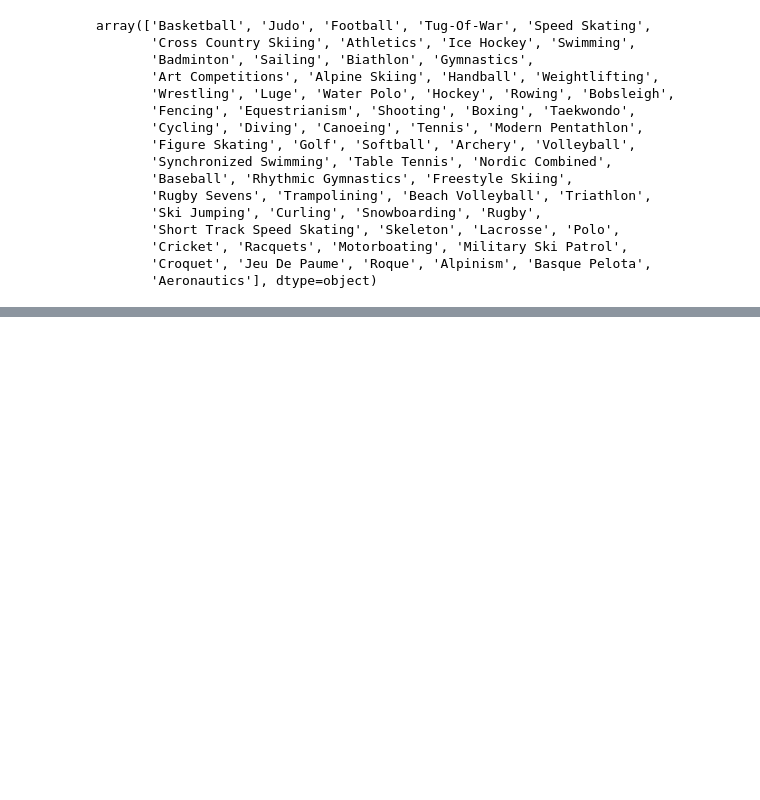
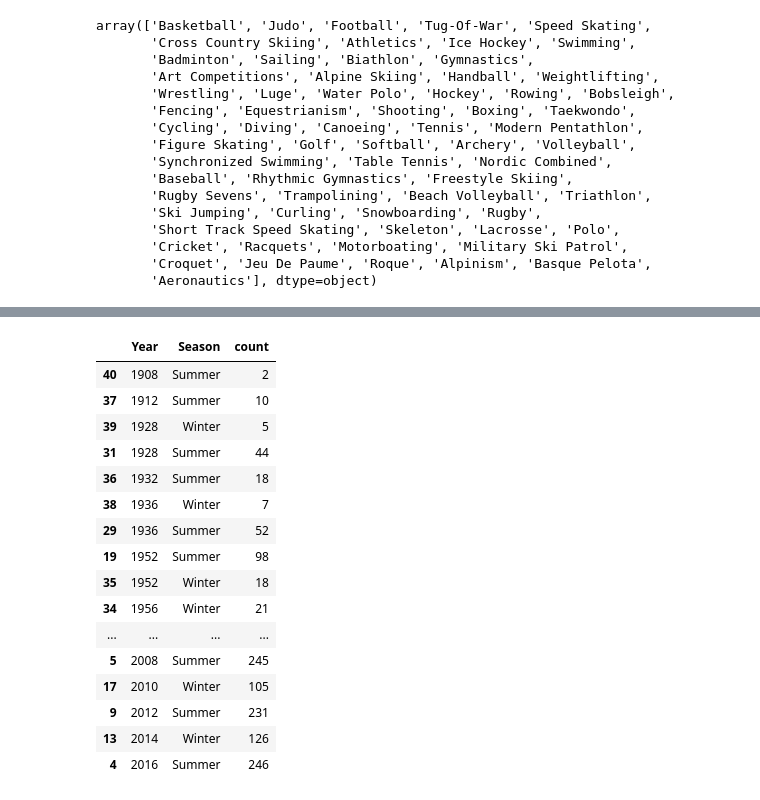
Before and after one commit to wlinds/ITHS-Projekt-OS, a Jupyter notebook: Notes/Uppgift 2.ipynb, the cells around one changed output, grey strips where cells are left out. Cells and saved outputs as stored; diff of their text form; code cells hidden in the pictures; blank space fills up the shorter version.

```diff
--- a/Notes/Uppgift 2.ipynb
+++ b/Notes/Uppgift 2.ipynb
@@ -70,0 +105,6 @@ sport.head()
+# %%
+df_germany = df_merge.query("region == 'Germany'")
+# %%
+df_female= df_germany[['Year','Sex',"Season"]]
+df_female = df_female[(df_female['Sex'] == 'F')]
+df_female
@@ -70,0 +125,21 @@ sport.head()
+# %%
+females= df_female[['Year','Season']].value_counts().reset_index(name = 'count').sort_values(by ="Year", ascending= True)
+females
+# %% [output]
+|  | Year | Season | count |
+| 40 | 1908 | Summer | 2 |
+| 37 | 1912 | Summer | 10 |
+| 39 | 1928 | Winter | 5 |
+| 31 | 1928 | Summer | 44 |
+| 36 | 1932 | Summer | 18 |
+| 38 | 1936 | Winter | 7 |
+| 29 | 1936 | Summer | 52 |
+| 19 | 1952 | Summer | 98 |
+| 35 | 1952 | Winter | 18 |
+| 34 | 1956 | Winter | 21 |
+| ... | ... | ... | ... |
+| 5 | 2008 | Summer | 245 |
+| 17 | 2010 | Winter | 105 |
+| 9 | 2012 | Summer | 231 |
+| 13 | 2014 | Winter | 126 |
+| 4 | 2016 | Summer | 246 |
```
Also changed, not shown: parts of 13 cells of this notebook, 1 other file.
